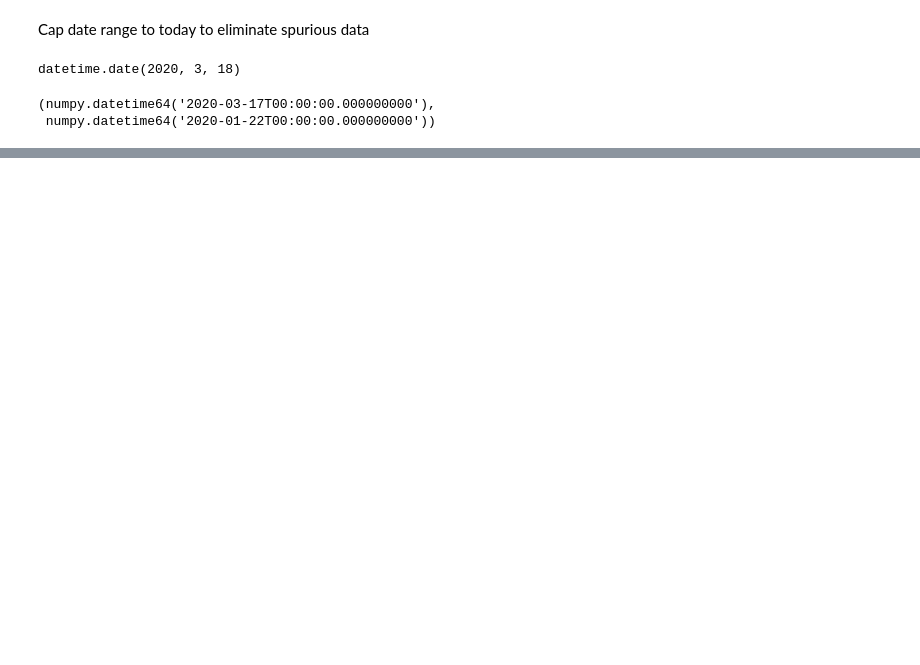
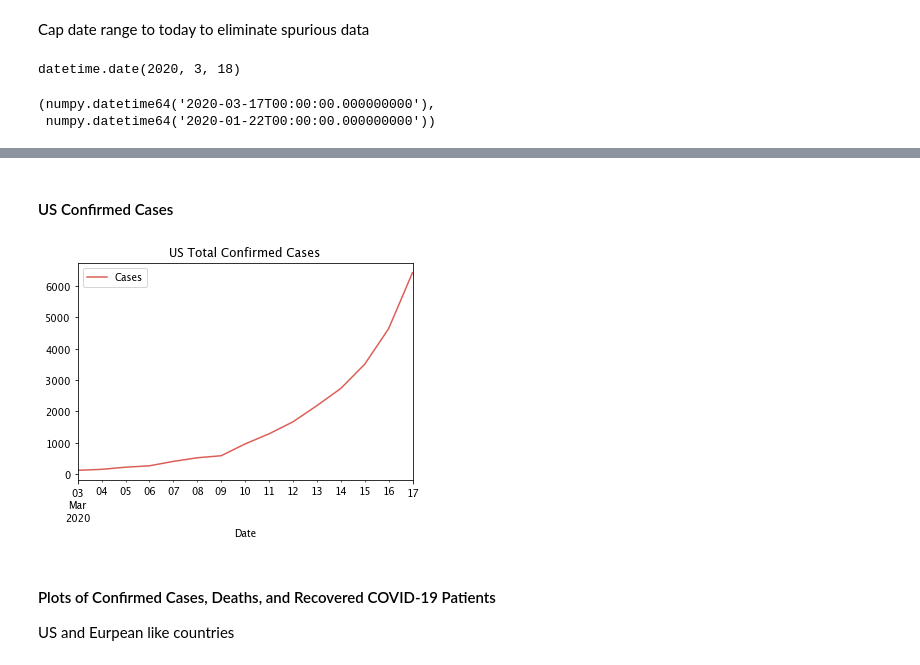
Before and after one commit to jayurbain/covid19, a Jupyter notebook: covid19.ipynb, the cells around one changed output, grey strips where cells are left out. Saved outputs shown, nothing was run; the diff lists cells and outputs as text; code cells hidden in the pictures; blank space fills up the shorter version.

```diff
--- a/covid19.ipynb
+++ b/covid19.ipynb
@@ -136,3 +252,14 @@ max_date_string = np.datetime_as_string(df_confirmed.index.values.max(), unit='D
+# %% [markdown]
+#### US Confirmed Cases
+# %%
+df_country = df_confirmed.loc[(df_confirmed['Country/Region'] == 'US Total') & (df_confirmed['Cases'] >= min_cases)]
+df_country.plot(y='Cases', title='US Total Confirmed Cases');
+# %% [output]
+[figure, added]
+# %% [markdown]
+#### Plots of Confirmed Cases, Deaths, and Recovered COVID-19 Patients
+
+US and Eurpean like countries
 # %%
 %matplotlib inline
 
```
Also changed, not shown: parts of 37 cells of this notebook.
